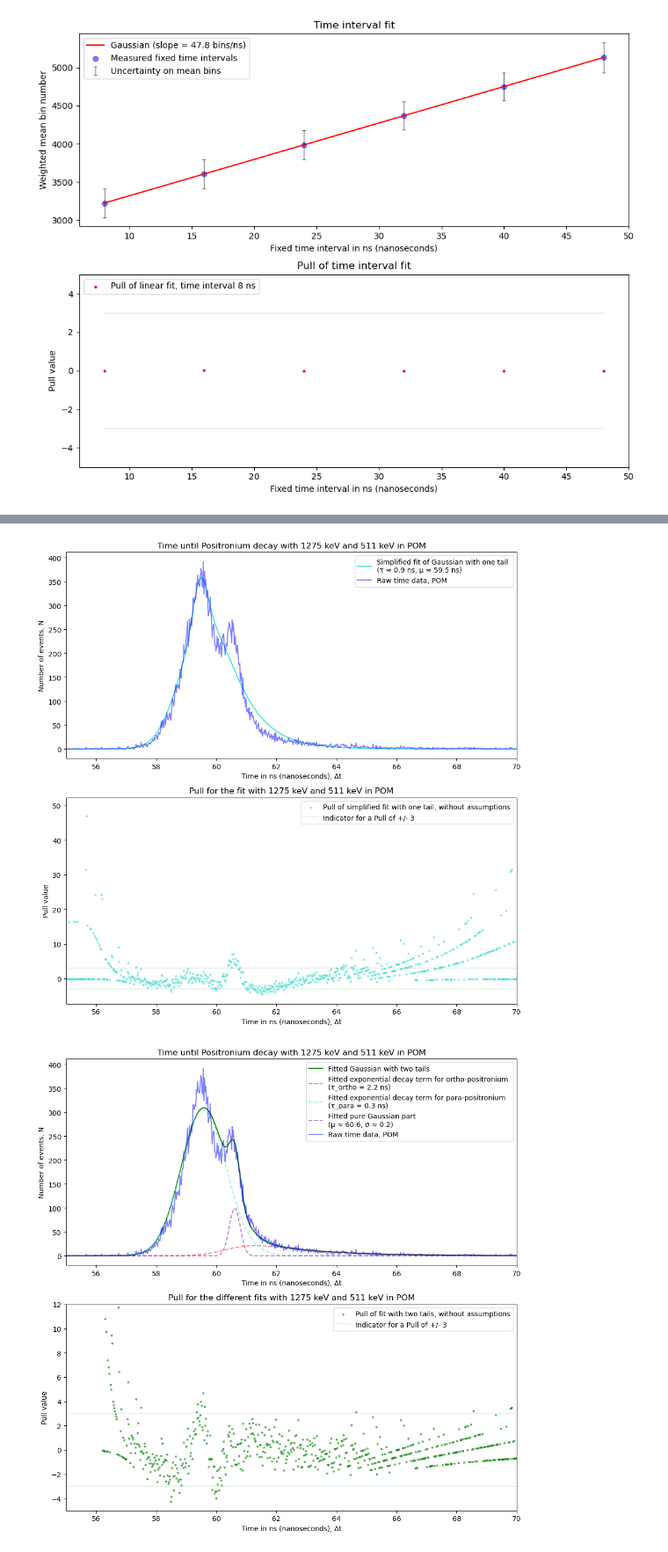
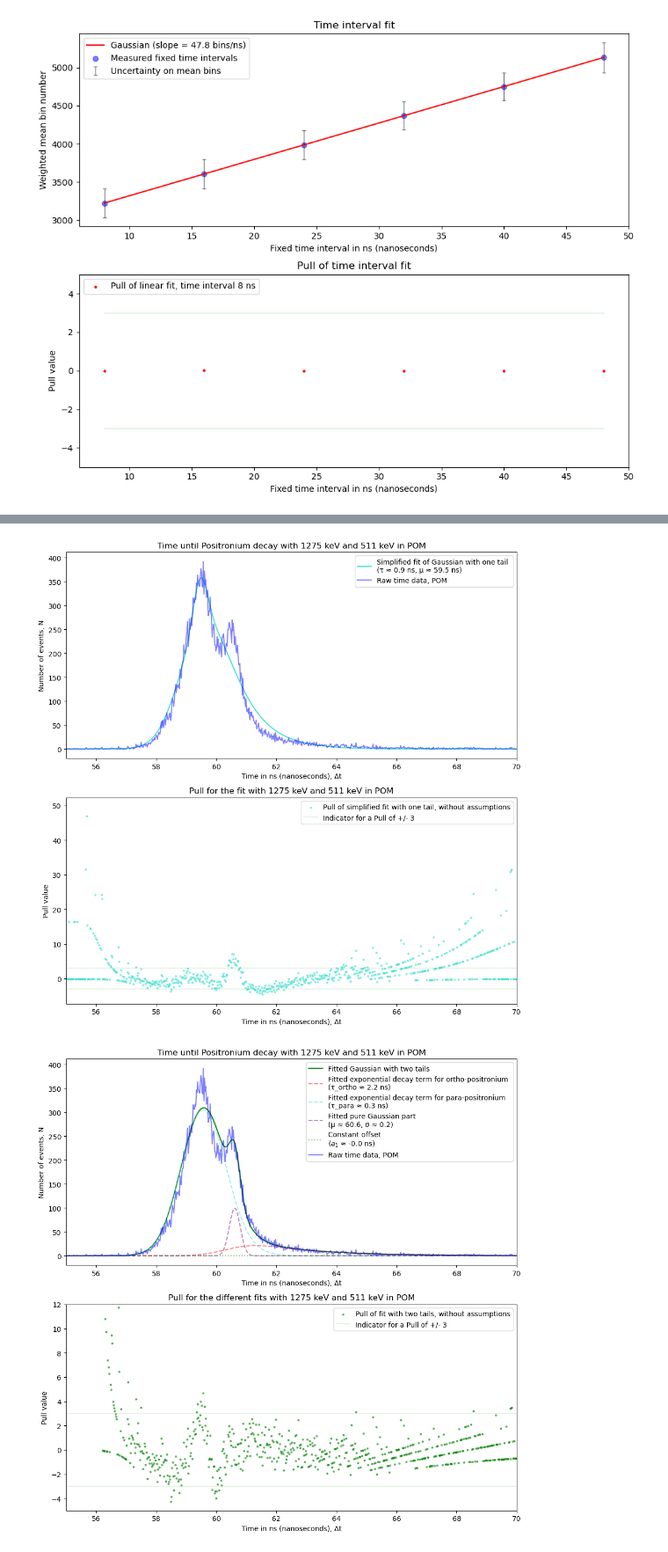
Before and after one commit to Royeth-Boss/KT-1-Lab-Positronium, a Jupyter notebook: Fits_and_plots.ipynb, the cells around one changed output, grey strips where cells are left out. Shown at 88% size. Saved outputs shown, nothing was run; the diff lists cells and outputs as text; code cells hidden in the pictures.

```diff
--- a/Fits_and_plots.ipynb
+++ b/Fits_and_plots.ipynb
@@ -1377,6 +1412,8 @@ axs[0].plot(x_fit, gaussian_with_tail_without_pure_gaussian(x_fit, a_4_1275_511_
 axs[0].plot(x_fit, gaussian(x_fit, a_2_1275_511_pom, mu_1275_511_pom, sigma_1275_511_pom, offset_1275_511_pom),
             label=f"Fitted pure Gaussian part \n(μ ≈ {mu_1275_511_pom:.1f}, σ ≈ {sigma_1275_511_pom:.1f})", color="purple", linestyle="--", alpha=0.5)
 
+axs[0].plot(x_fit, offset_1275_511_pom * np.ones(len(x_fit)), label=f"Constant offset \n" + fr"($a_1$ ≈ {offset_1275_511_pom:.1f} ns)", color="green", alpha=0.5, linestyle=":")
+
 axs[0].plot(x_fit, data_time_1275_511_gate_pom_relevant, label="Raw time data, POM", color="blue", alpha=0.5)
 
 axs[0].set_title("Time until Positronium decay with 1275 keV and 511 keV in POM")
@@ -1397,34 +1434,34 @@ axs[1].set_ylabel("Pull value")
 # Create lines in the plot at the y-values 3 and -3
 axs[1].plot(x_fit, np.full_like(x_fit, 3), color="green", alpha=0.1, label="Indicator for a Pull of +/- 3")
 axs[1].plot(x_fit, np.full_like(x_fit, -3), color="green", alpha=0.1)
 
 axs[1].legend(loc='upper right')
 axs[1].set_xlim(55, 70)
 axs[1].set_ylim(-5, 12)
 
 plt.tight_layout()
 
 plt.savefig("Time_1275_511_gate_POM_with fit.png")
 
 plt.show()
 
 plt.close()
 
 # --------------------------------------------------------------------------------------------------------------------------------------------------
 
 print(f"Based on the fit with prior assumptions, the positron life time is: τ = {tau_1275_511_pom_prek:.1f} ns = {tau_1275_511_pom_prek * 1000:.1f} ps")
 print(f"Based on the fit with one tail and no prior assumptions, the positron life time is: τ = {tau_1275_511_pom_simple:.1f} ns = {tau_1275_511_pom_simple * 1000:.1f} ps")
 
 print()
 
 print(f"Based on the fit with two tails and no prior assumptions, the ortho-positronium life time is: τ = {tau_ortho_1275_511_pom:.1f} ns = {tau_ortho_1275_511_pom * 1000:.1f} ps")
 print(f"Based on the fit with two tails and no prior assumptions, the para-positronium life time is: τ = {tau_para_1275_511_pom:.1f} ns = {tau_para_1275_511_pom * 1000:.1f} ps")
 # %% [output]
 [figure]
 [figure]
 [figure]
 [figure]
-[figure, old version]
+[figure, new version]
 Based on the fit with prior assumptions, the positron life time is: τ = 0.4 ns = 370.4 ps
 Based on the fit with one tail and no prior assumptions, the positron life time is: τ = 0.9 ns = 885.3 ps
 
```
Also changed, not shown: parts of 3 cells of this notebook, 3 other files.
